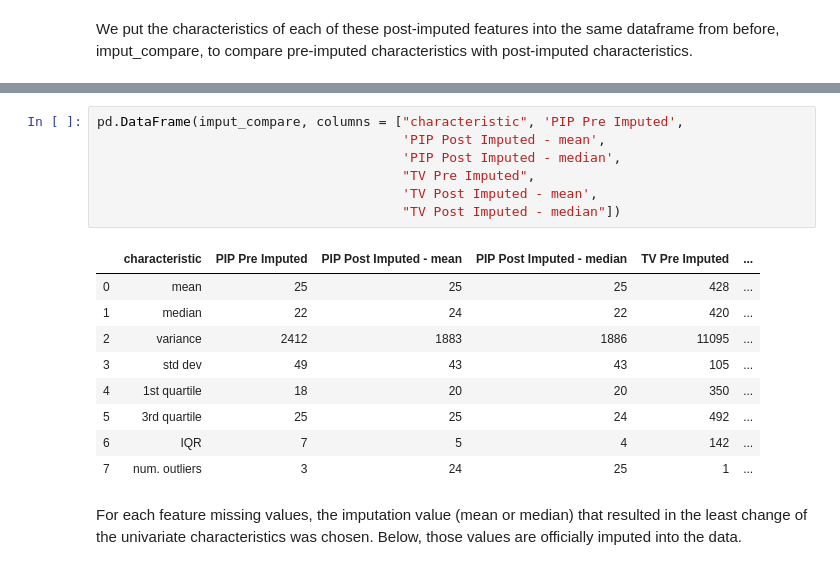
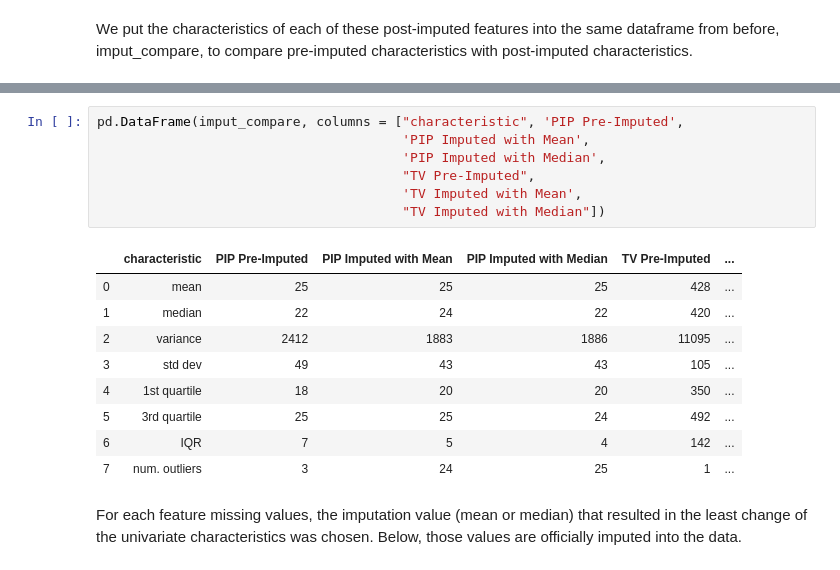
Before and after one commit to sarahmounho/CS329E_Classification_Project, a Jupyter notebook: Notebook 1.ipynb, the cells around one changed output, grey strips where cells are left out. Cells and saved outputs as stored; diff of their text form.

```diff
--- a/Notebook 1.ipynb
+++ b/Notebook 1.ipynb
@@ -293,14 +285,14 @@ for col in ['PIP', 'TV']:
         imput_compare[7].insert(j, num_out)
         j += 1
 # %%
-pd.DataFrame(imput_compare, columns = ["characteristic", 'PIP Pre Imputed',
-                                       'PIP Post Imputed - mean',
-                                       'PIP Post Imputed - median',
-                                       "TV Pre Imputed",
-                                       'TV Post Imputed - mean',
-                                       "TV Post Imputed - median"])
+pd.DataFrame(imput_compare, columns = ["characteristic", 'PIP Pre-Imputed',
+                                       'PIP Imputed with Mean',
+                                       'PIP Imputed with Median',
+                                       "TV Pre-Imputed",
+                                       'TV Imputed with Mean',
+                                       "TV Imputed with Median"])
 # %% [output]
-|  | characteristic | PIP Pre Imputed | PIP Post Imputed - mean | PIP Post Imputed - median | TV Pre Imputed | ... |
+|  | characteristic | PIP Pre-Imputed | PIP Imputed with Mean | PIP Imputed with Median | TV Pre-Imputed | ... |
 | 0 | mean | 25 | 25 | 25 | 428 | ... |
 | 1 | median | 22 | 24 | 22 | 420 | ... |
 | 2 | variance | 2412 | 1883 | 1886 | 11095 | ... |
```
Also changed, not shown: parts of 10 cells of this notebook.
